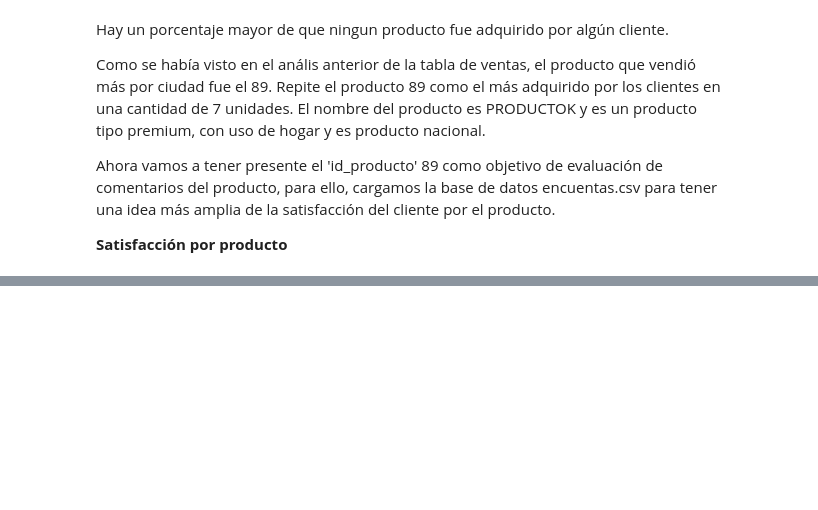
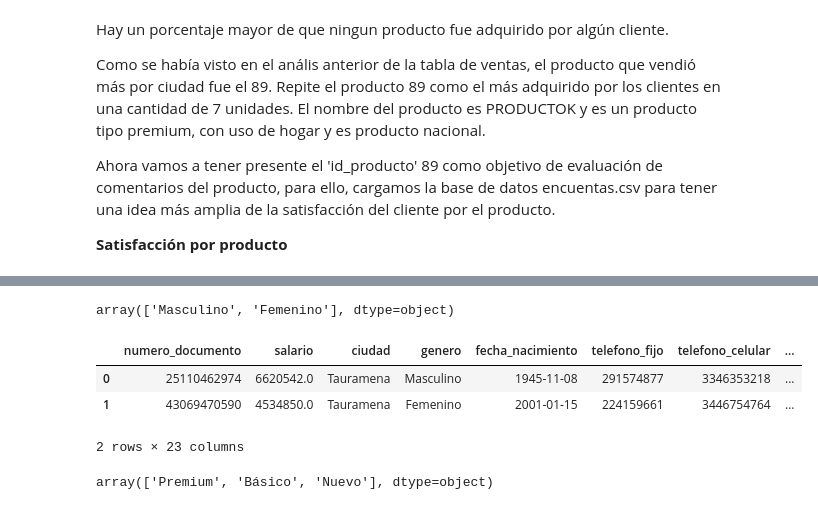
Before and after one commit to cacordobae/An-lisis-de-ventas, a Jupyter notebook: Analisis_ventas.ipynb, the cells around one changed output, grey strips where cells are left out. Saved outputs shown, nothing was run; the diff lists cells and outputs as text; code cells hidden in the pictures; blank space fills up the shorter version.

```diff
--- a/Analisis_ventas.ipynb
+++ b/Analisis_ventas.ipynb
@@ -939,0 +1045,10 @@ Ahora vamos a tener presente el 'id_producto' 89 como objetivo de evaluación de
+# %%
+#Eliminando duplicados en la variable 'ciudad' y la variable 'id_producto'
+sin_duplicados= encuentas.drop_duplicates(subset=['ciudad'])
+
+sin_duplicados1= encuentas.drop_duplicates(subset=['id_producto'])
+# %%
+nueva_encuestas= encuentas[encuentas['ciudad'].isin(sin_duplicados['ciudad'])]
+# %%
+nuevo_df= nueva_encuestas[nueva_encuestas['id_producto'].isin(sin_duplicados1['id_producto'])]
+print(nuevo_df.sample(10))
@@ -939,0 +1077,4 @@ Ahora vamos a tener presente el 'id_producto' 89 como objetivo de evaluación de
+# %%
+#integrando la base de datos encuentas a la base de datos de base de ventas y base de producto
+df2= pd.merge(df, nuevo_df, on=['id_producto', 'ciudad'], how='inner')
+print(df2.sample(10))
@@ -939,0 +1111,20 @@ Ahora vamos a tener presente el 'id_producto' 89 como objetivo de evaluación de
+# %%
+df2['genero'].unique()
+# %% [output]
+array(['Masculino', 'Femenino'], dtype=object)
+# %%
+map_target_genero = {'Masculino': 0, 'Femenino': 1}
+
+df2['generos'] = df2['genero'].map(map_target_genero)
+df2['generos'] = df2['genero'].map(map_target_genero)
+
+df2.head(2)
+# %% [output]
+|  | numero_documento | salario | ciudad | genero | fecha_nacimiento | telefono_fijo | telefono_celular | ... |
+| 0 | 25110462974 | 6620542.0 | Tauramena | Masculino | 1945-11-08 | 291574877 | 3346353218 | ... |
+| 1 | 43069470590 | 4534850.0 | Tauramena | Femenino | 2001-01-15 | 224159661 | 3446754764 | ... |
+2 rows × 23 columns
+# %%
+df2['tipo'].unique()
+# %% [output]
+array(['Premium', 'Básico', 'Nuevo'], dtype=object)
```
Also changed, not shown: parts of 27 cells of this notebook.
